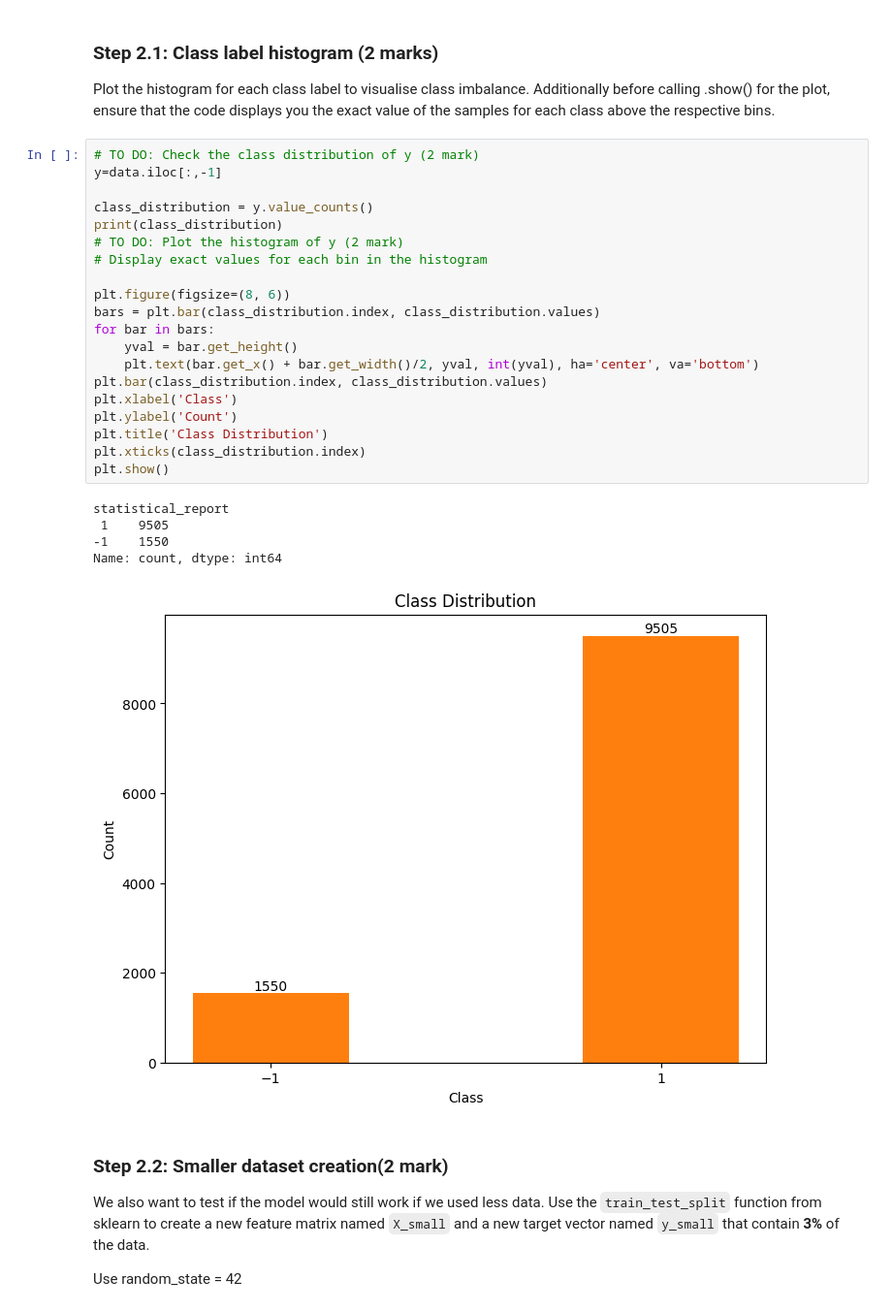
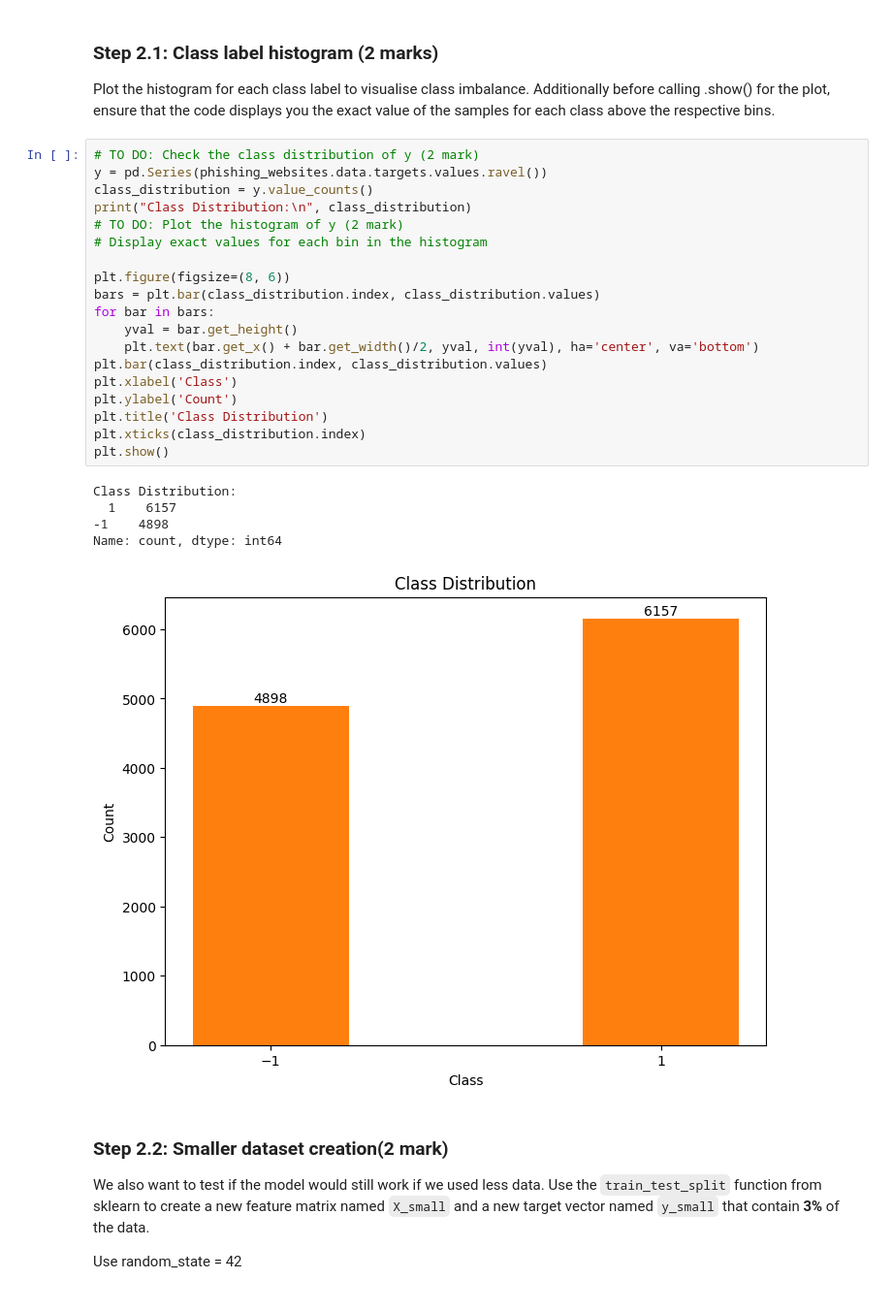
Before and after one commit to KatiaAbdulBaki/engg680_2024_fall, a Jupyter notebook: Lab_Assignment3/IntroMachineLearning(GradientDescent,LogisticRegression).ipynb, the cells around one changed output. Shown at 97% size. Drawn from its saved outputs; the diff is of its cells as text.

```diff
--- a/Lab_Assignment3/IntroMachineLearning(GradientDescent,LogisticRegression).ipynb
+++ b/Lab_Assignment3/IntroMachineLearning(GradientDescent,LogisticRegression).ipynb
@@ -434,30 +433,29 @@ print(data.shape)
 Plot the histogram for each class label to visualise class imbalance. Additionally before calling .show() for the plot, ensure that the code displays you the exact value of the samples for each class above the respective bins.
 # %%
 # TO DO: Check the class distribution of y (2 mark)
-y=data.iloc[:,-1]
-
+y = pd.Series(phishing_websites.data.targets.values.ravel())
 class_distribution = y.value_counts()
-print(class_distribution)
+print("Class Distribution:\n", class_distribution)
 # TO DO: Plot the histogram of y (2 mark)
 # Display exact values for each bin in the histogram
 
 plt.figure(figsize=(8, 6))
 bars = plt.bar(class_distribution.index, class_distribution.values)
 for bar in bars:
     yval = bar.get_height()
     plt.text(bar.get_x() + bar.get_width()/2, yval, int(yval), ha='center', va='bottom')
 plt.bar(class_distribution.index, class_distribution.values)
 plt.xlabel('Class')
 plt.ylabel('Count')
 plt.title('Class Distribution')
 plt.xticks(class_distribution.index)
 plt.show()
 # %% [output]
-statistical_report
- 1    9505
--1    1550
+Class Distribution:
+  1    6157
+-1    4898
 Name: count, dtype: int64
-[figure, old version]
+[figure, new version]
 # %% [markdown]
 ### Step 2.2: Smaller dataset creation(2 mark)
 
```
Also changed, not shown: parts of 8 cells of this notebook.
